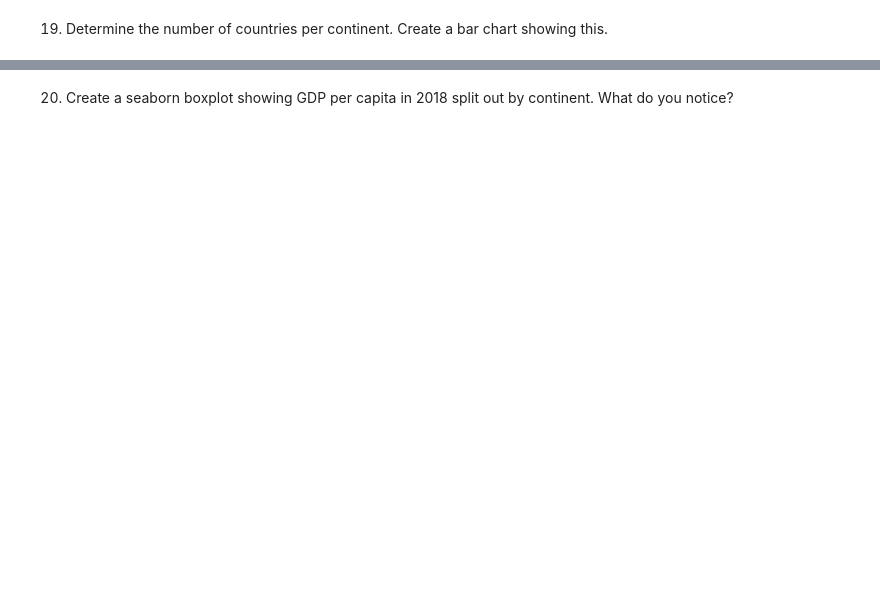
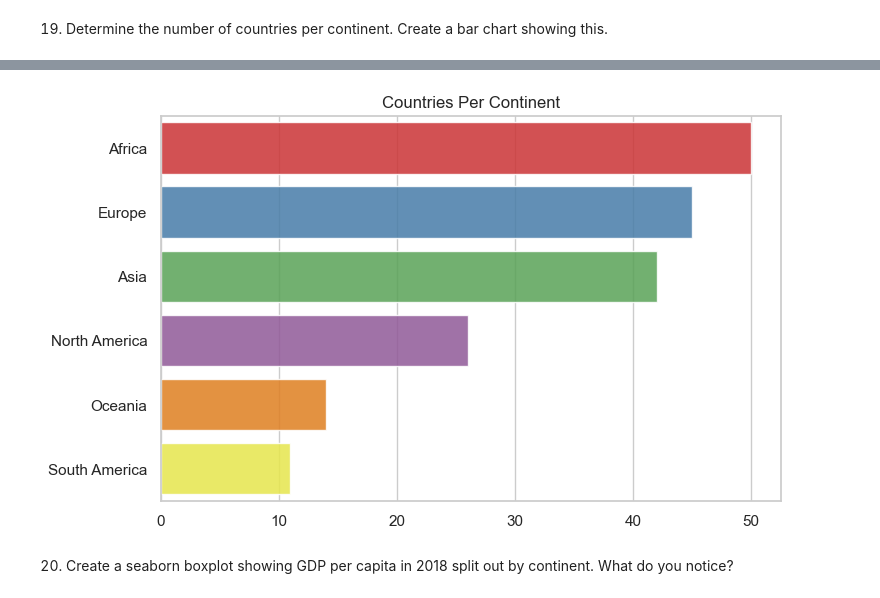
Before and after one commit to nss-data-science-cohort-7/un-exploration-brigancer, a Jupyter notebook: notebooks/UN_Data_Exploration.ipynb, the cells around one changed output, grey strips where cells are left out. Drawn from its saved outputs; the diff is of its cells as text; code cells hidden in the pictures; blank space fills up the shorter version.

```diff
--- a/notebooks/UN_Data_Exploration.ipynb
+++ b/notebooks/UN_Data_Exploration.ipynb
@@ -401,0 +400,4 @@ ValueError: Could not interpret input 'Continent'
+# %%
+Cont_count = gdp_df.groupby('Continent')['Country'].nunique()
+Cont_count = Cont_count.reset_index().sort_values('Country', ascending=False)
+Cont_count
@@ -402,2 +424,15 @@ ValueError: Could not interpret input 'Continent'
+# %%
+plt.figure(figsize = (8, 5))                               # Increase the plot size to 10 x 6
+sns.set(style="whitegrid")                                  # Change the plot style
+sns.barplot(x = 'Country',
+            y = 'Continent',
+            data = Cont_count,
+            palette = 'Set1',
+           alpha=0.85)
+plt.xlabel('')                                              # Remove the x-axis label
+plt.ylabel('')                                              # Remove the y-axis label
+plt.title('Countries Per Continent');
+# %% [output]
+[figure, added]
 # %% [markdown]
 20. Create a seaborn boxplot showing GDP per capita in 2018 split out by continent. What do you notice?
```
Also changed, not shown: parts of 15 cells of this notebook.
